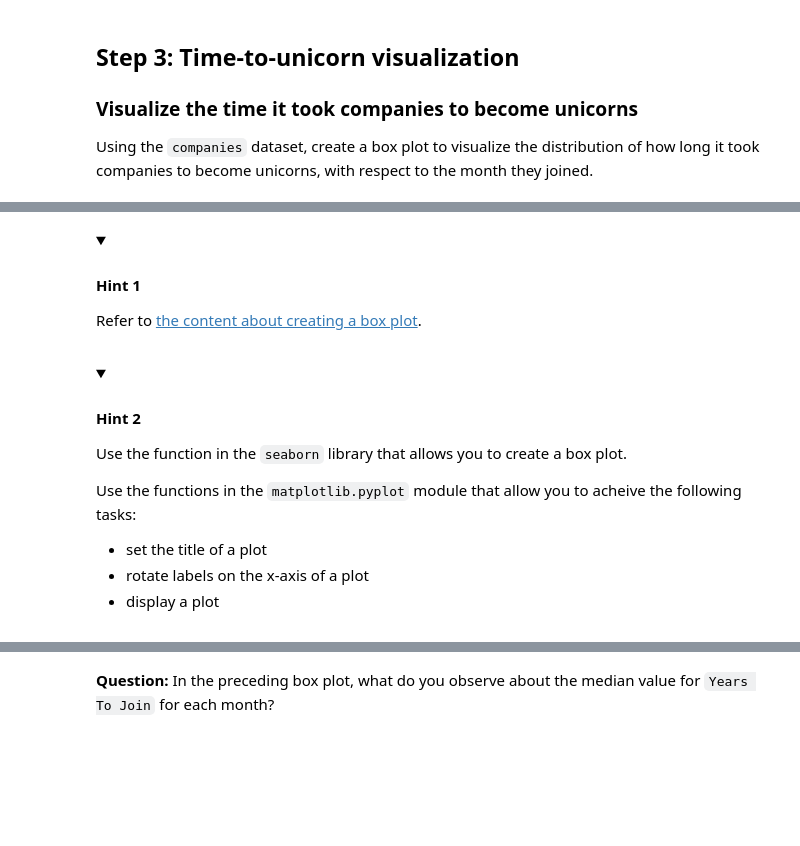
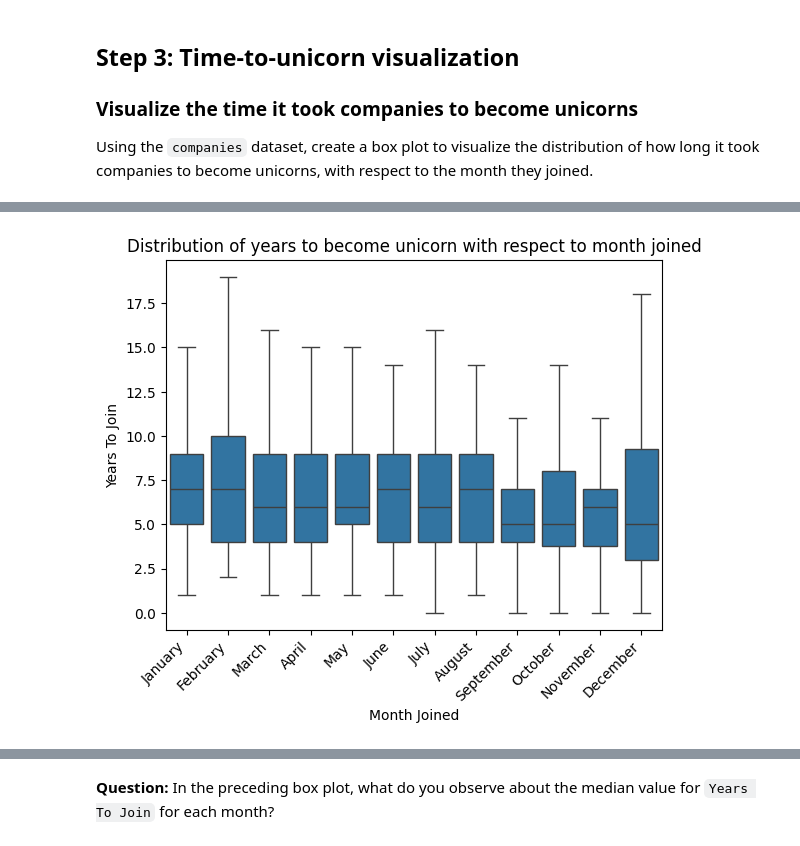
Before and after one commit to dianario/google_advanced_data_analytics, a Jupyter notebook: eda_lab_data_structuring/EDA_lab_Structure_your_data.ipynb, the cells around one changed output, grey strips where cells are left out. Drawn from its saved outputs; the diff is of its cells as text; code cells hidden in the pictures; folded sections open; blank space fills up the shorter version.

Commit message:
Add sns plots

```diff
--- a/eda_lab_data_structuring/EDA_lab_Structure_your_data.ipynb
+++ b/eda_lab_data_structuring/EDA_lab_Structure_your_data.ipynb
@@ -516,10 +464,10 @@ Use the following functions in `pandas` to acheive the following tasks:
 Using the `companies` dataset, create a box plot to visualize the distribution of how long it took companies to become unicorns, with respect to the month they joined.
 # %%
 # Define a list that contains months in chronological order.
-
-### YOUR CODE HERE ###
+months_ordered = ["January", "February", "March", "April", "May", "June",
+               "July", "August", "September", "October", "November",
+               "December"]
 
 
 # Print out the list to confirm it is correct.
-
-### YOUR CODE HERE ###
+months_ordered
@@ -526,43 +487,21 @@ Using the `companies` dataset, create a box plot to visualize the distribution o
 # %%
 # Create the box plot to visualize the distribution of how long it took companies to become unicorns, with respect to the month they joined.
 # Make sure the x-axis goes in chronological order by month, using the list you defined previously.
 # Plot the data from the `companies` DataFrame.
 
-### YOUR CODE HERE ###
-
-
-
-# Set the title of the plot.
-
-### YOUR CODE HERE ###
-
-
+sns.boxplot(data = companies,
+                x='Month Joined',
+                y='Years To Join',
+                order= months_ordered,
+                showfliers=False,
+                )
+plt.title('Distribution of years to become unicorn with respect to month joined')
 
 # Rotate labels on the x-axis as a way to avoid overlap in the positions of the text.
-
-### YOUR CODE HERE ###
-
+plt.xticks(rotation=45, horizontalalignment = 'right')
 
 
 # Display the plot.
-
-### YOUR CODE HERE ###
+plt.show()
+# %% [output]
+[figure, added]
-# %% [markdown]
-<details>
-  <summary><h4><strong>Hint 1</strong></h4></summary>
-
-Refer to [the content about creating a box plot](https://www.coursera.org/learn/go-beyond-the-numbers-translate-data-into-insight/lecture/Pf6KW/eda-structuring-with-python).
-
-</details>
-# %% [markdown]
-<details>
-  <summary><h4><strong>Hint 2</strong></h4></summary>
-
-Use the function in the `seaborn` library that allows you to create a box plot.
-
-Use the functions in the `matplotlib.pyplot` module that allow you to acheive the following tasks:
-- set the title of a plot
-- rotate labels on the x-axis of a plot
-- display a plot
-
-</details>
```
Also changed, not shown: parts of 18 cells of this notebook.
